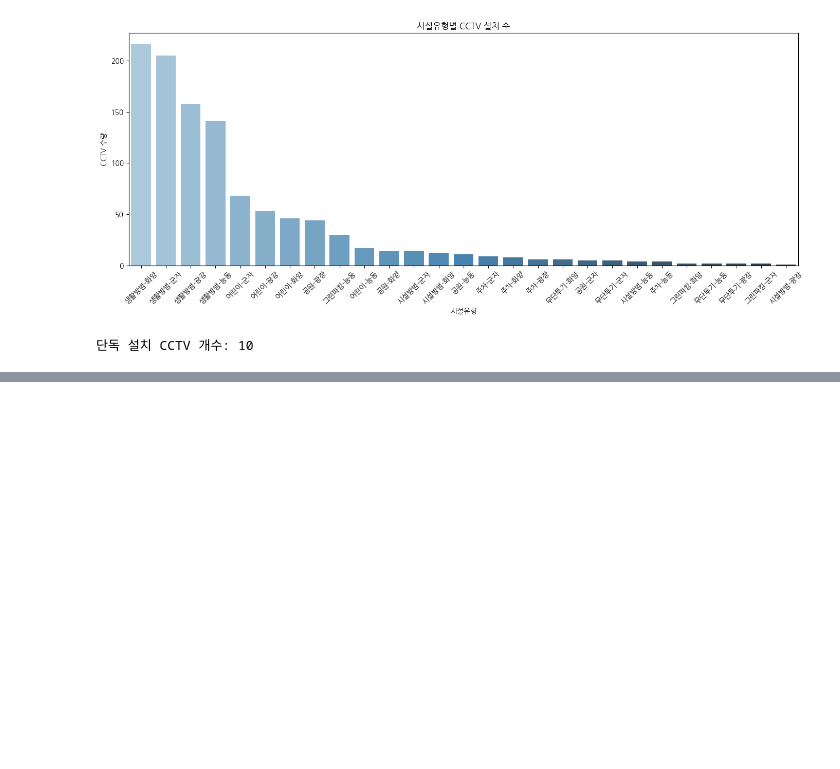
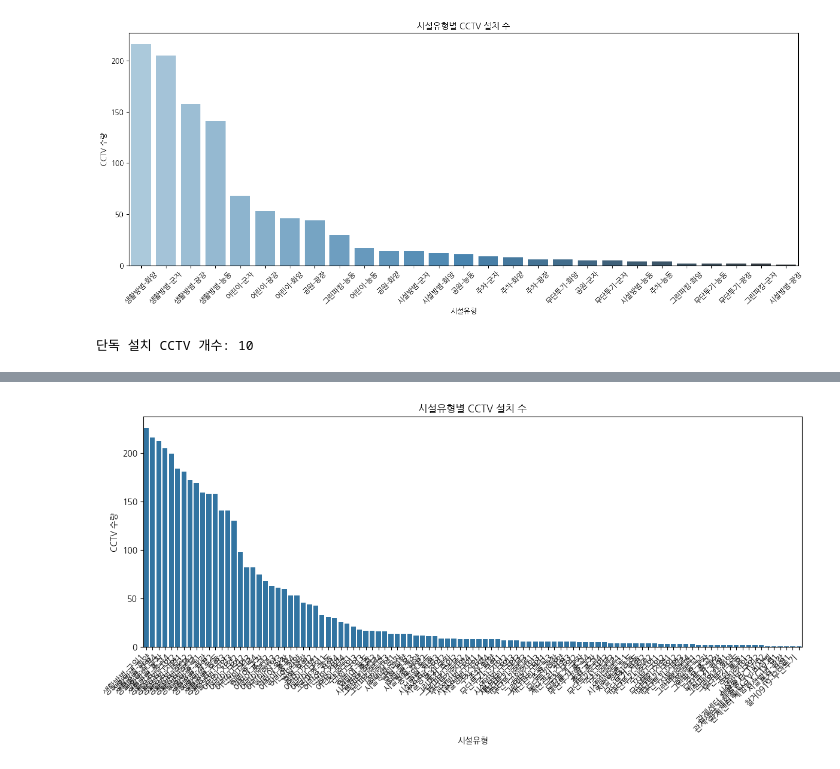
Before and after one commit to stundrg/Gwangjin-gu-safety-map, a Jupyter notebook: src/notebooks/stundrg/CCTV_analysis.ipynb, the cells around one changed output, grey strips where cells are left out. Cells and saved outputs as stored; diff of their text form; code cells hidden in the pictures; blank space fills up the shorter version.

```diff
--- a/src/notebooks/stundrg/CCTV_analysis.ipynb
+++ b/src/notebooks/stundrg/CCTV_analysis.ipynb
@@ -107,3 +107,28 @@ for _, row in unclustered_filtered.iterrows():
 m
 # %% [output]
 [interactive output not drawn]
+# %%
+df['시설유형'] = df['안심 주소'].astype(str).str.extract(r'^([^-]+-[^-]+)')
+# %%
+import pandas as pd
+import matplotlib.pyplot as plt
+import seaborn as sns
+
+# 한글 폰트 설정 (NanumGothic 등 시스템 내 사용 가능한 것으로)
+# plt.rcParams['font.family'] = 'AppleGothic'  # Mac 사용자
+plt.rcParams['font.family'] = 'NanumGothic'  # Linux 사용자 (설치되어 있다면)
+plt.rcParams['axes.unicode_minus'] = False
+
+# 그룹화: 시설유형별 CCTV 수량 총합
+df_grouped = df.groupby('시설유형')['CCTV 수량'].sum().sort_values(ascending=False).reset_index()
+
+# 시각화
+plt.figure(figsize=(12, 6))
+sns.barplot(data=df_grouped, x='시설유형', y='CCTV 수량')
+plt.title("시설유형별 CCTV 설치 수")
+plt.xticks(rotation=45, ha='right')
+plt.tight_layout()
+plt.savefig("../../results/cctv_by.png", dpi=150)
+plt.show()
+# %% [output]
+[figure, added]
```
Also changed, not shown: parts of 1 cell of this notebook, 2 other files.
